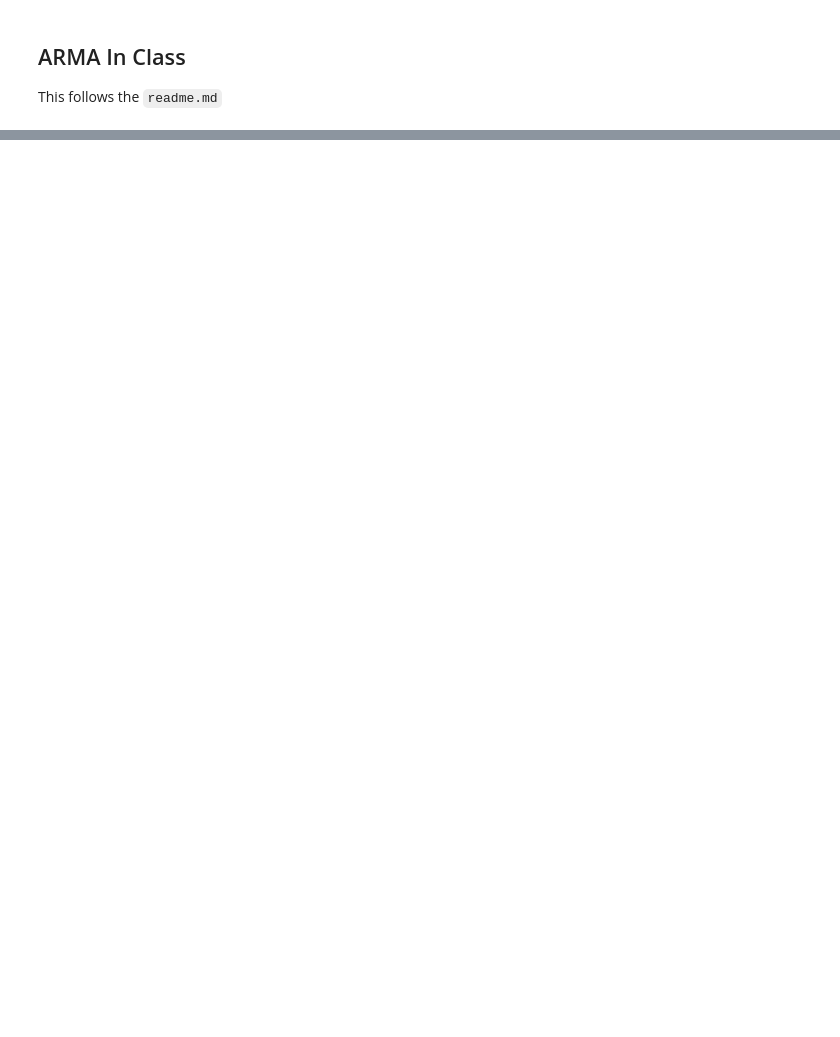
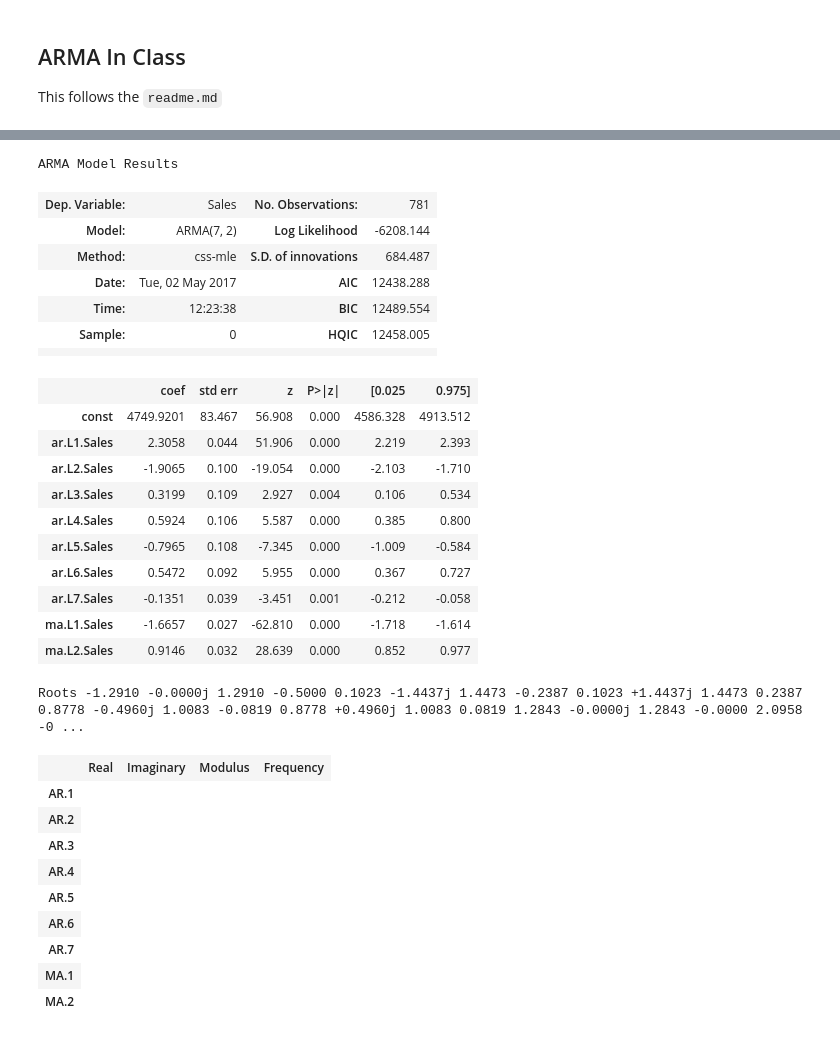
Before and after one commit to matthewbrems/old, a Jupyter notebook: curriculum/09-week/9.05-arma/code/arma-in-class.ipynb, the cells around one changed output, grey strips where cells are left out. Cells and saved outputs as stored; diff of their text form; code cells hidden in the pictures; blank space fills up the shorter version.

```diff
--- a/curriculum/09-week/9.05-arma/code/arma-in-class.ipynb
+++ b/curriculum/09-week/9.05-arma/code/arma-in-class.ipynb
@@ -50,5 +116,36 @@ plot_acf(model.resid, lags=50)
 # %%
-model = ARMA(store1_sales_data, (1, 1)).fit()
+model = ARMA(store1_sales_data, (7, 2)).fit()
 model.summary()
+# %% [output]
+ARMA Model Results
+| Dep. Variable: | Sales | No. Observations: | 781 |
+| Model: | ARMA(7, 2) | Log Likelihood | -6208.144 |
+| Method: | css-mle | S.D. of innovations | 684.487 |
+| Date: | Tue, 02 May 2017 | AIC | 12438.288 |
+| Time: | 12:23:38 | BIC | 12489.554 |
+| Sample: | 0 | HQIC | 12458.005 |
+|  |  |  |  |
+|  | coef | std err | z | P>|z| | [0.025 | 0.975] |
+| const | 4749.9201 | 83.467 | 56.908 | 0.000 | 4586.328 | 4913.512 |
+| ar.L1.Sales | 2.3058 | 0.044 | 51.906 | 0.000 | 2.219 | 2.393 |
+| ar.L2.Sales | -1.9065 | 0.100 | -19.054 | 0.000 | -2.103 | -1.710 |
+| ar.L3.Sales | 0.3199 | 0.109 | 2.927 | 0.004 | 0.106 | 0.534 |
+| ar.L4.Sales | 0.5924 | 0.106 | 5.587 | 0.000 | 0.385 | 0.800 |
+| ar.L5.Sales | -0.7965 | 0.108 | -7.345 | 0.000 | -1.009 | -0.584 |
+| ar.L6.Sales | 0.5472 | 0.092 | 5.955 | 0.000 | 0.367 | 0.727 |
+| ar.L7.Sales | -0.1351 | 0.039 | -3.451 | 0.001 | -0.212 | -0.058 |
+| ma.L1.Sales | -1.6657 | 0.027 | -62.810 | 0.000 | -1.718 | -1.614 |
+| ma.L2.Sales | 0.9146 | 0.032 | 28.639 | 0.000 | 0.852 | 0.977 |
+Roots -1.2910 -0.0000j 1.2910 -0.5000 0.1023 -1.4437j 1.4473 -0.2387 0.1023 +1.4437j 1.4473 0.2387 0.8778 -0.4960j 1.0083 -0.0819 0.8778 +0.4960j 1.0083 0.0819 1.2843 -0.0000j 1.2843 -0.0000 2.0958 -0 ...
+|  | Real | Imaginary | Modulus | Frequency |
+| AR.1 |
+| AR.2 |
+| AR.3 |
+| AR.4 |
+| AR.5 |
+| AR.6 |
+| AR.7 |
+| MA.1 |
+| MA.2 |
 # %%
 plot_acf(model.resid, lags=50)
```
Also changed, not shown: parts of 11 cells of this notebook, 4 other files.
